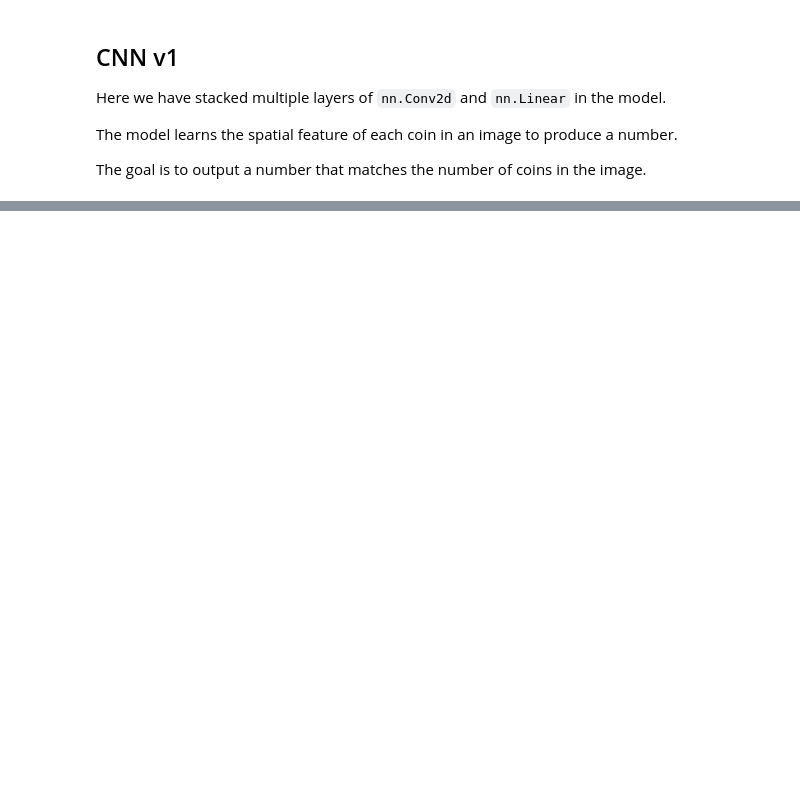
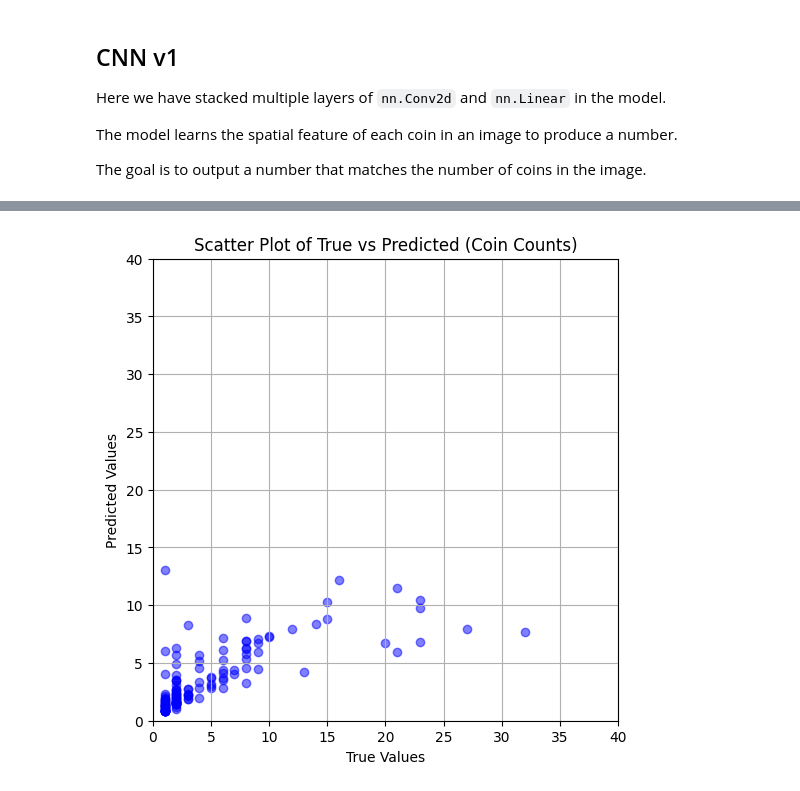
Before and after one commit to LazoYoung/ai-sandbox, a Jupyter notebook: image_convolution.ipynb, the cells around one changed output, grey strips where cells are left out. Saved outputs shown, nothing was run; the diff lists cells and outputs as text; code cells hidden in the pictures; blank space fills up the shorter version.

```diff
--- a/image_convolution.ipynb
+++ b/image_convolution.ipynb
@@ -350,3 +525,3 @@ class CNNv2(LightningModule):
 # %%
-model = CNNv2()
+trainer = get_trainer()
 trainer.fit(model, datamodule)
@@ -356,0 +548,4 @@ trainer.test(dataloaders=test_loader)
+# %%
+ckpt_path = save_checkpoint(trainer, f"cnn-v2-seed-{seed}")
+# %%
+model = CNNv2.load_from_checkpoint(ckpt_path)
@@ -356,0 +569,4 @@ trainer.test(dataloaders=test_loader)
+# %%
+visualize_prediction(model)
+# %% [output]
+[figure, added]
```
Also changed, not shown: parts of 30 cells of this notebook, 9 other files.
